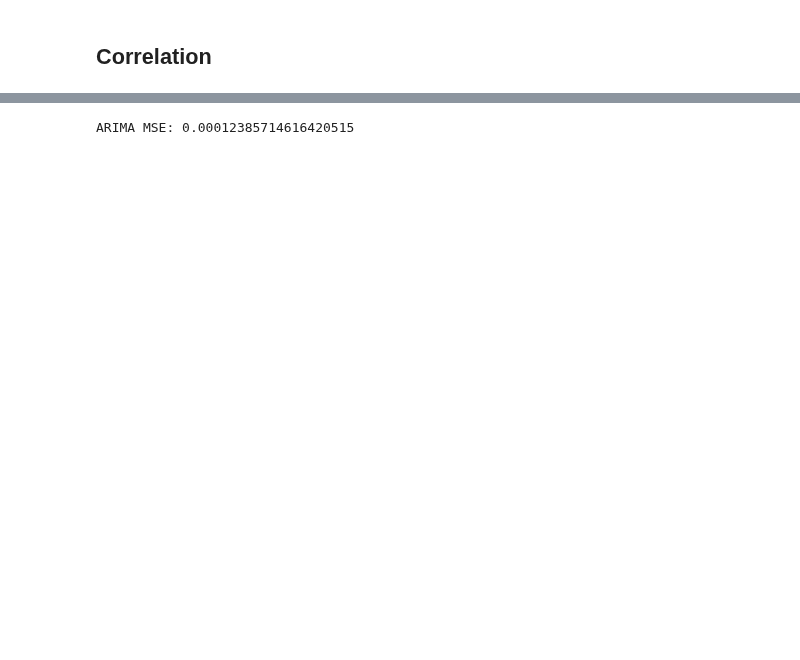
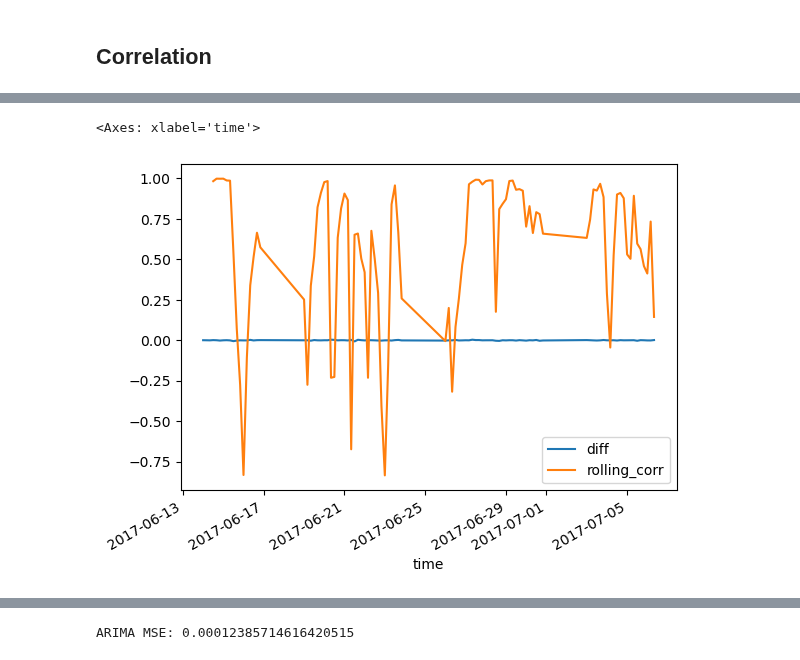
Before and after one commit to aliquid-novi/Strategies, a Jupyter notebook: lets get it/General Research.ipynb, the cells around one changed output, grey strips where cells are left out. Saved outputs shown, nothing was run; the diff lists cells and outputs as text; code cells hidden in the pictures; blank space fills up the shorter version.

```diff
--- a/lets get it/General Research.ipynb
+++ b/lets get it/General Research.ipynb
@@ -49,3 +125,9 @@ combined_df['rolling_corr'].iloc[0:200].plot()
+# %%
+combined_df['spread'] = combined_df['EURUSD_close'] - combined_df['GBPUSD_close']
+combined_df[['diff', 'rolling_corr']].iloc[0:100].plot()
+# %% [output]
+<Axes: xlabel='time'>
+[figure, added]
 # %%
 combined_df['EURUSD_return'] = combined_df['EURUSD_close'].pct_change()
 combined_df['GBPUSD_return'] = combined_df['GBPUSD_close'].pct_change()
```
Also changed, not shown: parts of 52 cells of this notebook, 15 other files.
